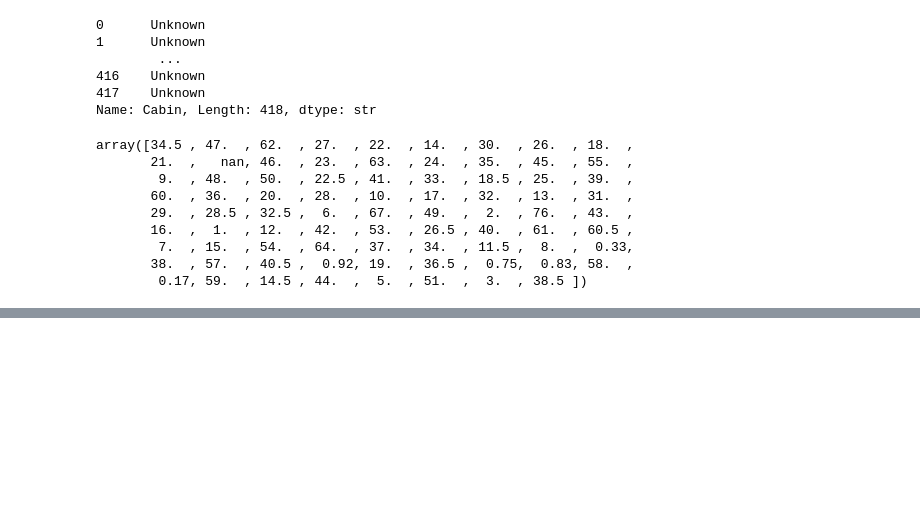
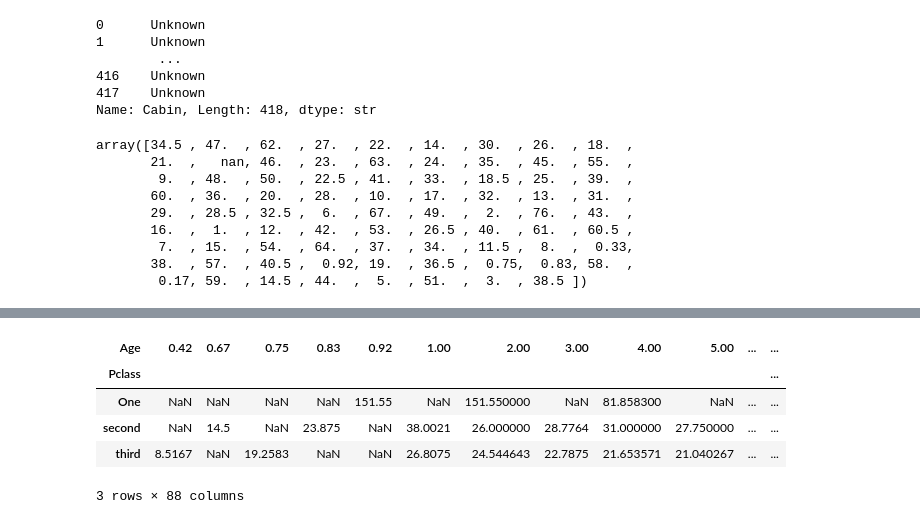
Before and after one commit to sandeshshrestha-git/ds-sprint, a Jupyter notebook: AdvancedPandas/TitanicEDA.ipynb, the cells around one changed output, grey strips where cells are left out. Saved outputs shown, nothing was run; the diff lists cells and outputs as text; code cells hidden in the pictures; blank space fills up the shorter version.

```diff
--- a/AdvancedPandas/TitanicEDA.ipynb
+++ b/AdvancedPandas/TitanicEDA.ipynb
@@ -134,0 +200,9 @@ array([34.5 , 47.  , 62.  , 27.  , 22.  , 14.  , 30.  , 26.  , 18.  ,
+# %%
+train.pivot_table(values='Fare', index='Pclass', columns='Age', aggfunc='mean') #average fare per Pclass and age //can be done with other columns
+# %% [output]
+| Age | 0.42 | 0.67 | 0.75 | 0.83 | 0.92 | 1.00 | 2.00 | 3.00 | 4.00 | 5.00 | ... | ... |
+| Pclass |  |  |  |  |  |  |  |  |  |  |  | ... |
+| One | NaN | NaN | NaN | NaN | 151.55 | NaN | 151.550000 | NaN | 81.858300 | NaN | ... | ... |
+| second | NaN | 14.5 | NaN | 23.875 | NaN | 38.0021 | 26.000000 | 28.7764 | 31.000000 | 27.750000 | ... | ... |
+| third | 8.5167 | NaN | 19.2583 | NaN | NaN | 26.8075 | 24.544643 | 22.7875 | 21.653571 | 21.040267 | ... | ... |
+3 rows × 88 columns
```
Also changed, not shown: parts of 49 cells of this notebook.
